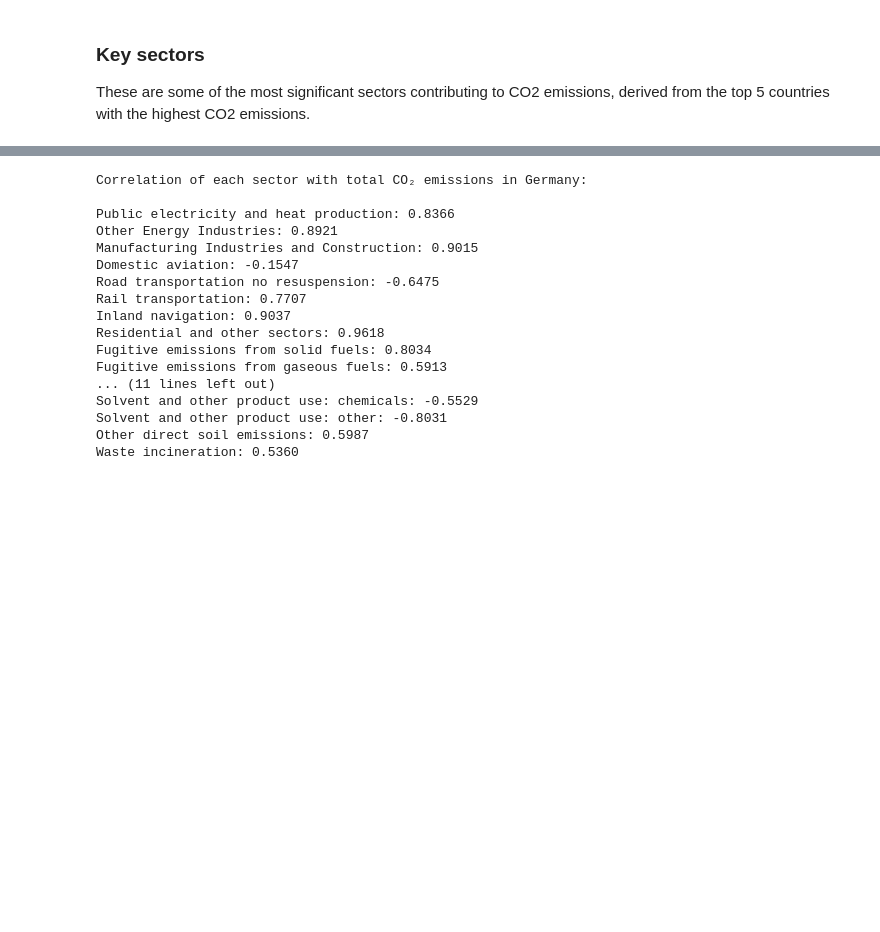
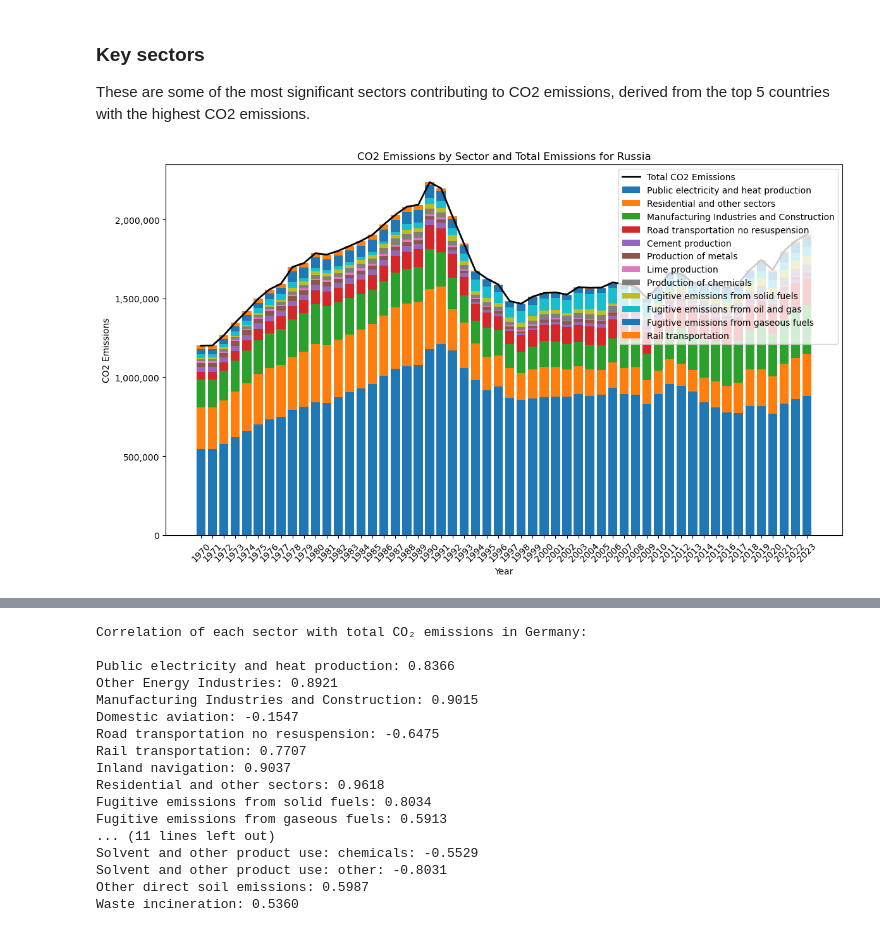
Before and after one commit to Filusion/PR2515, a Jupyter notebook: correlation.ipynb, the cells around one changed output, grey strips where cells are left out. Cells and saved outputs as stored; diff of their text form; code cells hidden in the pictures; blank space fills up the shorter version.

```diff
--- a/correlation.ipynb
+++ b/correlation.ipynb
@@ -81,3 +105,32 @@ df_france_filtered = df_france[df_france["Sector"].isin(sectors_of_interest)]
 df_italy_filtered = df_italy[df_italy["Sector"].isin(sectors_of_interest)]
 
 df_poland_filtered = df_poland[df_poland["Sector"].isin(sectors_of_interest)]
+# %%
+# Plotting the sectors emission and the total CO2 emission of Germany
+year_columns = [str(year) for year in range(1970, 2024)]
+
+df_russia_sector_totals = df_russia_filtered[df_russia_filtered['Sector'].isin(sectors_of_interest)]
+sector_emissions_by_year = df_russia_sector_totals.groupby('Sector')[year_columns].sum()
+
+total_emissions_by_year = df_russia_filtered.groupby('Name')[year_columns].sum().loc['Russian Federation']
+
+fig, ax = plt.subplots(figsize=(12, 7))
+
+bottoms = np.zeros(len(total_emissions_by_year))
+for sector in sectors_of_interest:
+    sector_data = sector_emissions_by_year.loc[sector].values
+    ax.bar(year_columns, sector_data, bottom=bottoms, label=sector)
+    bottoms += sector_data
+
+ax.plot(year_columns, total_emissions_by_year, color='black', label="Total CO2 Emissions", linewidth=2)
+plt.gca().yaxis.set_major_formatter(FuncFormatter(lambda x, _: f'{int(x):,}'))
+
+ax.set_title("CO2 Emissions by Sector and Total Emissions for Russia")
+ax.set_xlabel("Year")
+ax.set_ylabel("CO2 Emissions")
+ax.legend(loc="upper right")
+plt.xticks(rotation=45)
+plt.tight_layout()
+plt.show()
+# %% [output]
+[figure, added]
```
Also changed, not shown: parts of 16 cells of this notebook, 5 other files.
